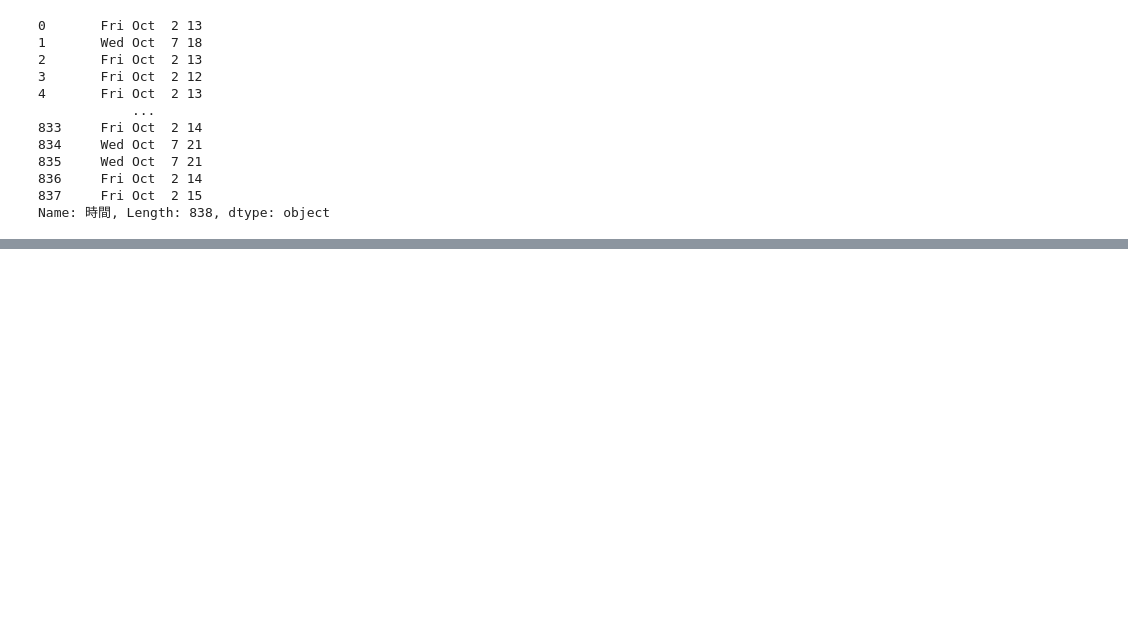
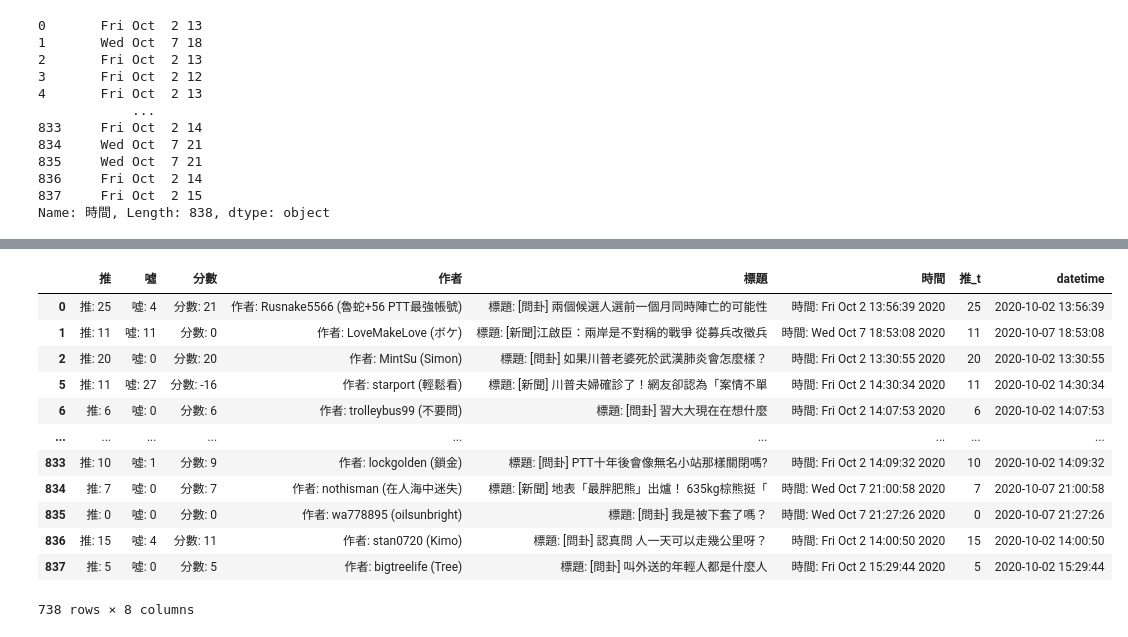
Before and after one commit to uuboyscy/tjr103, a Jupyter notebook: data_pipeline/02_text_to_dataframe.ipynb, the cells around one changed output, grey strips where cells are left out. Cells and saved outputs as stored; diff of their text form; code cells hidden in the pictures; blank space fills up the shorter version.

```diff
--- a/data_pipeline/02_text_to_dataframe.ipynb
+++ b/data_pipeline/02_text_to_dataframe.ipynb
@@ -212,0 +294,18 @@ Name: 時間, Length: 838, dtype: object
+# %%
+df[
+    ~filter_push_gt_25
+]
+# %% [output]
+|  | 推 | 噓 | 分數 | 作者 | 標題 | 時間 | 推_t | datetime |
+| 0 | 推: 25 | 噓: 4 | 分數: 21 | 作者: Rusnake5566 (魯蛇+56 PTT最強帳號) | 標題: [問卦] 兩個候選人選前一個月同時陣亡的可能性 | 時間: Fri Oct 2 13:56:39 2020 | 25 | 2020-10-02 13:56:39 |
+| 1 | 推: 11 | 噓: 11 | 分數: 0 | 作者: LoveMakeLove (ボケ) | 標題: [新聞]江啟臣：兩岸是不對稱的戰爭 從募兵改徵兵 | 時間: Wed Oct 7 18:53:08 2020 | 11 | 2020-10-07 18:53:08 |
+| 2 | 推: 20 | 噓: 0 | 分數: 20 | 作者: MintSu (Simon) | 標題: [問卦] 如果川普老婆死於武漢肺炎會怎麼樣？ | 時間: Fri Oct 2 13:30:55 2020 | 20 | 2020-10-02 13:30:55 |
+| 5 | 推: 11 | 噓: 27 | 分數: -16 | 作者: starport (輕鬆看) | 標題: [新聞] 川普夫婦確診了！網友卻認為「案情不單 | 時間: Fri Oct 2 14:30:34 2020 | 11 | 2020-10-02 14:30:34 |
+| 6 | 推: 6 | 噓: 0 | 分數: 6 | 作者: trolleybus99 (不要問) | 標題: [問卦] 習大大現在在想什麼 | 時間: Fri Oct 2 14:07:53 2020 | 6 | 2020-10-02 14:07:53 |
+| ... | ... | ... | ... | ... | ... | ... | ... | ... |
+| 833 | 推: 10 | 噓: 1 | 分數: 9 | 作者: lockgolden (鎖金) | 標題: [問卦] PTT十年後會像無名小站那樣關閉嗎? | 時間: Fri Oct 2 14:09:32 2020 | 10 | 2020-10-02 14:09:32 |
+| 834 | 推: 7 | 噓: 0 | 分數: 7 | 作者: nothisman (在人海中迷失) | 標題: [新聞] 地表「最胖肥熊」出爐！ 635kg棕熊挺「 | 時間: Wed Oct 7 21:00:58 2020 | 7 | 2020-10-07 21:00:58 |
+| 835 | 推: 0 | 噓: 0 | 分數: 0 | 作者: wa778895 (oilsunbright) | 標題: [問卦] 我是被下套了嗎？ | 時間: Wed Oct 7 21:27:26 2020 | 0 | 2020-10-07 21:27:26 |
+| 836 | 推: 15 | 噓: 4 | 分數: 11 | 作者: stan0720 (Kimo) | 標題: [問卦] 認真問 人一天可以走幾公里呀？ | 時間: Fri Oct 2 14:00:50 2020 | 15 | 2020-10-02 14:00:50 |
+| 837 | 推: 5 | 噓: 0 | 分數: 5 | 作者: bigtreelife (Tree) | 標題: [問卦] 叫外送的年輕人都是什麼人 | 時間: Fri Oct 2 15:29:44 2020 | 5 | 2020-10-02 15:29:44 |
+738 rows × 8 columns
```
Also changed, not shown: parts of 13 cells of this notebook, 1 other file.
